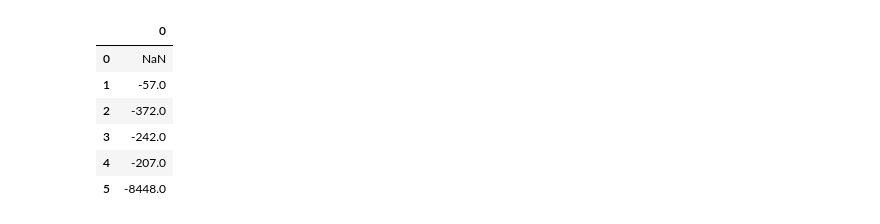
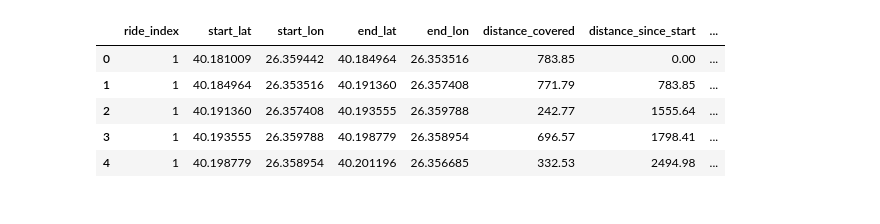
Before and after one commit to ozguney/iuc-mak-pro-i, a Jupyter notebook: src/deneme.ipynb, the cells around one changed output. Drawn from its saved outputs; the diff is of its cells as text; code cells hidden in the pictures.

```diff
--- a/src/deneme.ipynb
+++ b/src/deneme.ipynb
@@ -53,10 +1,20 @@ df.shift()-df.loc[1:]
-# %%
-df.diff(-1).shift()
-# %% [output]
-|  | 0 |
-| 0 | NaN |
-| 1 | -57.0 |
-| 2 | -372.0 |
-| 3 | -242.0 |
-| 4 | -207.0 |
-| 5 | -8448.0 |
+# %%
+import pandas as pd
+import numpy as np
+import plotly.express as px
+import plotly.graph_objects as go
+import plotly.io as pio
+from plotly.subplots import make_subplots
+import matplotlib.pyplot as plt
+import seaborn as sns
+
+ssDF = pd.read_csv(
+    "C:\\Users\\OZGUN\\Documents\\GitHub\\iuc-mak-pro-i\\output\\single_slope_dataframe.csv")
+ssDF.head()
+# %% [output]
+|  | ride_index | start_lat | start_lon | end_lat | end_lon | distance_covered | distance_since_start | ... |
+| 0 | 1 | 40.181009 | 26.359442 | 40.184964 | 26.353516 | 783.85 | 0.00 | ... |
+| 1 | 1 | 40.184964 | 26.353516 | 40.191360 | 26.357408 | 771.79 | 783.85 | ... |
+| 2 | 1 | 40.191360 | 26.357408 | 40.193555 | 26.359788 | 242.77 | 1555.64 | ... |
+| 3 | 1 | 40.193555 | 26.359788 | 40.198779 | 26.358954 | 696.57 | 1798.41 | ... |
+| 4 | 1 | 40.198779 | 26.358954 | 40.201196 | 26.356685 | 332.53 | 2494.98 | ... |
```
Also changed, not shown: parts of 9 cells of this notebook, 2 other files.
